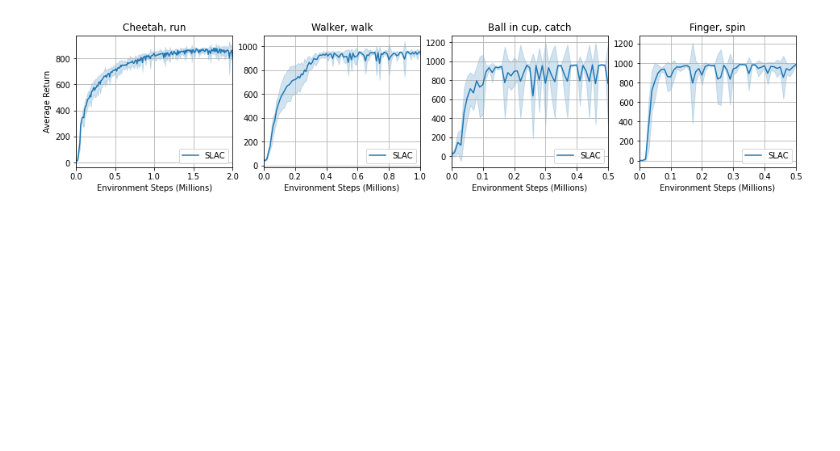
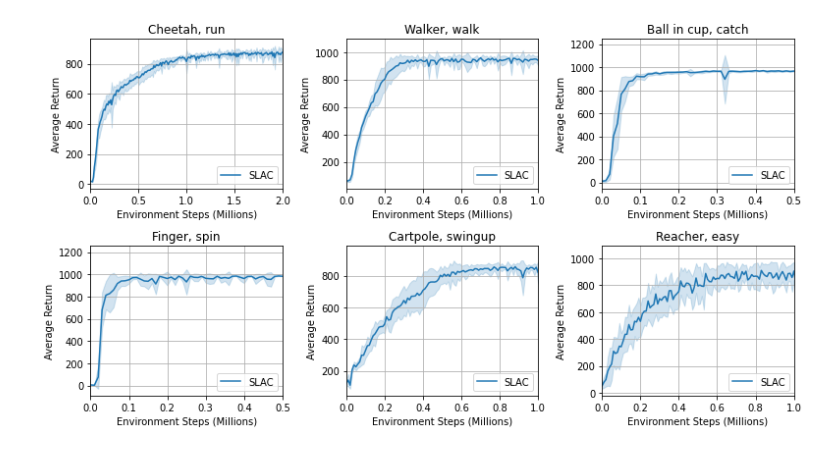
Before and after one commit to alexlee-gk/slac, a Jupyter notebook: data/dm_control_plot.ipynb, the cells around one changed output. Saved outputs shown, nothing was run; the diff lists cells and outputs as text; code cells hidden in the pictures; blank space fills up the shorter version.

Commit message:
Update dm control plotting notebook (neurips 2020 and arxiv v4).

```diff
--- a/data/dm_control_plot.ipynb
+++ b/data/dm_control_plot.ipynb
@@ -37,26 +25,46 @@ def read_csvs_slac(env_name):
+# %%
+def read_df_slac(env_name, expected_num_trials=10):
+  fname = f'data/slac/dm_control_{env_name}_slac.csv'
+  with open(fname, 'r') as f:
+    df = pd.read_csv(f)
+  # decoder variance hyperparameter that achieves the best per-task average
+  # return across trials averaged over the first half a million environment
+  # steps
+  df_mean = df[df["OriginalEnvironmentSteps"] < 5e5].groupby(
+      "decoder_var").mean()
+  best_decoder_var = df_mean.idxmax().get("AverageReturnEvalPolicy")
+  df = df[df["decoder_var"] == best_decoder_var]
+  assert len(df['trial_id'].unique()) == expected_num_trials
+  df['OriginalEnvironmentStepMillions'] = df['OriginalEnvironmentSteps'] / 1e6
+  return df
 # %%
 env_name_to_title = {
     'cheetah_run': 'Cheetah, run',
     'walker_walk': 'Walker, walk' ,
     'ball_in_cup_catch': 'Ball in cup, catch',
     'finger_spin': 'Finger, spin',
+    'cartpole_swingup': 'Cartpole, swingup',
+    'reacher_easy': 'Reacher, easy',
 }
 env_name_to_xlim = {
     'cheetah_run': 2,
     'walker_walk': 1,
     'ball_in_cup_catch': 0.5,
     'finger_spin': 0.5,
+    'cartpole_swingup': 1,
+    'reacher_easy': 1,
 }
 
-fig, axs = plt.subplots(1, 4, figsize=(16, 3))
-for i, (env_name, ax) in enumerate(zip(env_name_to_title, axs)):
-  data = read_csvs_slac(env_name)
+fig, axs = plt.subplots(2, 3, figsize=(11, 6))
+for env_name, ax in zip(env_name_to_title, axs.flat):
+  data = read_df_slac(env_name)
   sns.lineplot(x='OriginalEnvironmentStepMillions', y='AverageReturnEvalPolicy',
                data=data, ci='sd', label='SLAC', ax=ax)
   ax.grid()
   ax.set_title(env_name_to_title[env_name])
   ax.set_xlabel('Environment Steps (Millions)')
-  ax.set_ylabel('Average Return' if i == 0 else None)
+  ax.set_ylabel('Average Return')
   ax.set_xlim(0, env_name_to_xlim[env_name])
+fig.tight_layout()
 # %% [output]
-[figure, old version]
+[figure, new version]
```
Also changed, not shown: parts of 1 cell of this notebook.
